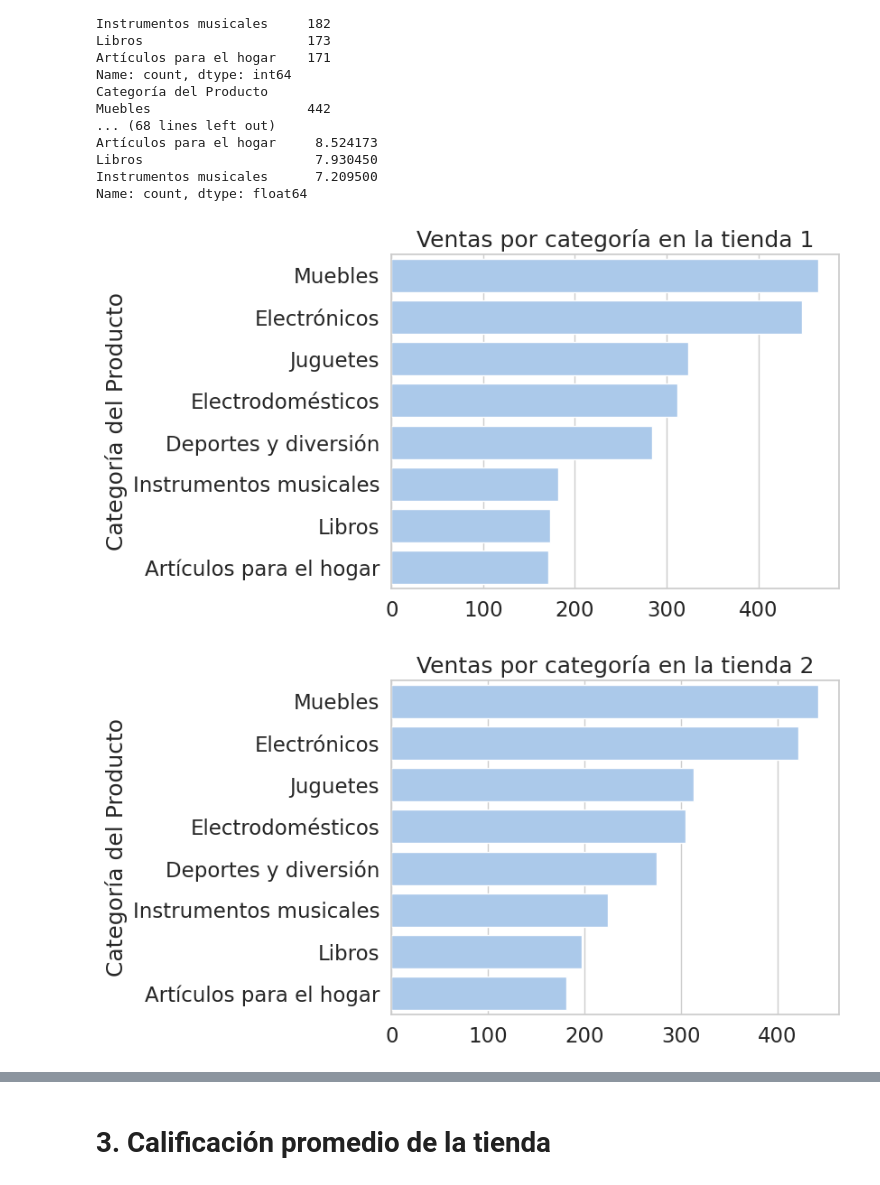
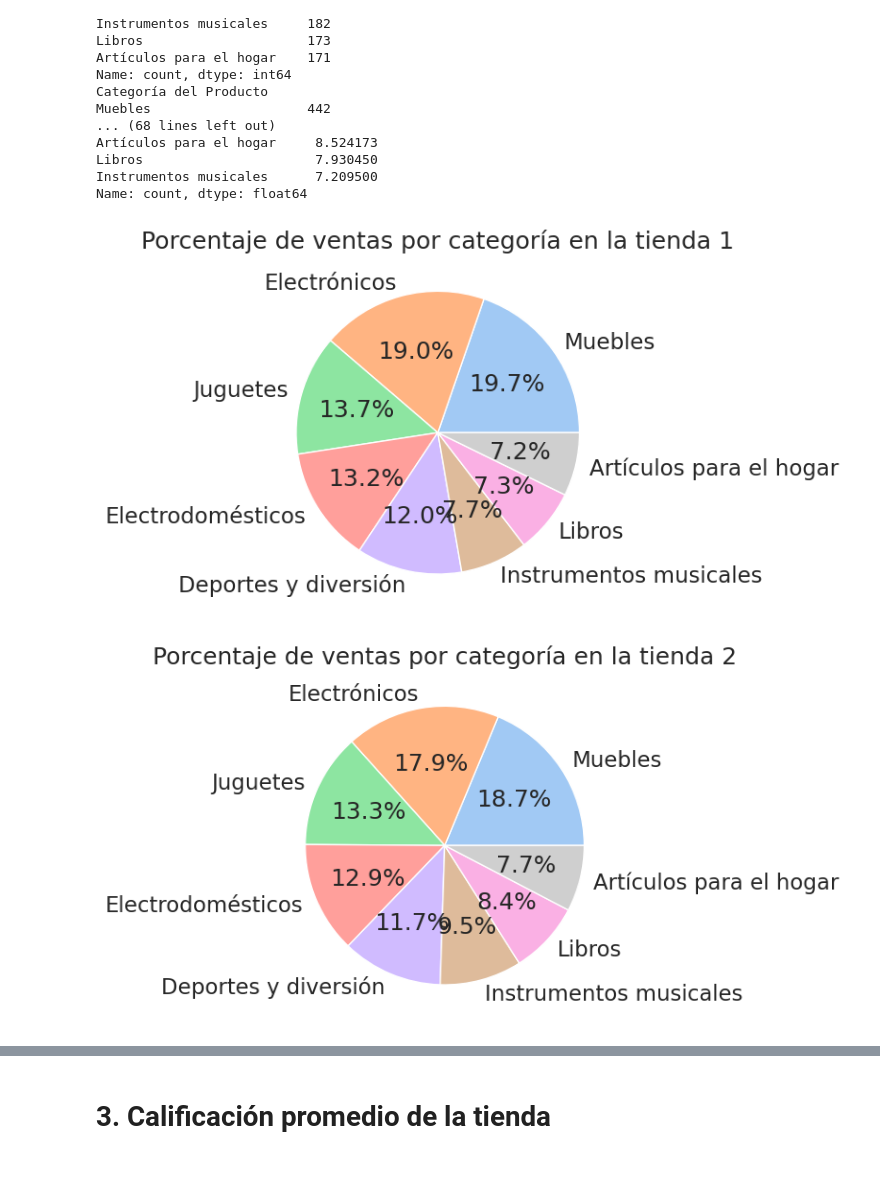
Before and after one commit to Karl-Sancho/challenge1-data-science-latam, a Jupyter notebook: AluraStoreLatam.ipynb, the cells around one changed output, grey strips where cells are left out. Cells and saved outputs as stored; diff of their text form; code cells hidden in the pictures.

```diff
--- a/AluraStoreLatam.ipynb
+++ b/AluraStoreLatam.ipynb
@@ -107,26 +107,22 @@ Name: count, dtype: float64
 # %%
 import seaborn as sns
 import matplotlib.pyplot as plt
 
-sns.set_theme(style="whitegrid")
-sns.set_context("notebook", font_scale=1.5, rc={"lines.linewidth": 2.5})
-sns.set_palette("pastel")
-
-sns.barplot(x = ventas_por_categoria_tienda1.values, y = ventas_por_categoria_tienda1.index)
-plt.title('Ventas por categoría en la tienda 1')
+plt.pie(Porcentaje_categoria_tienda1, labels=ventas_por_categoria_tienda1.index, autopct='%1.1f%%')
+plt.title('Porcentaje de ventas por categoría en la tienda 1')
 plt.show()
 
-sns.barplot(x = ventas_por_categoria_tienda2.values, y = ventas_por_categoria_tienda2.index)
-plt.title('Ventas por categoría en la tienda 2')
+plt.pie(Porcentaje_categoria_tienda2, labels=ventas_por_categoria_tienda2.index, autopct='%1.1f%%')
+plt.title('Porcentaje de ventas por categoría en la tienda 2')
 plt.show()
 
-sns.barplot(x = ventas_por_categoria_tienda3.values, y = ventas_por_categoria_tienda3.index)
-plt.title('Ventas por categoría en la tienda 3')
+plt.pie(Porcentaje_categoria_tienda3, labels=ventas_por_categoria_tienda3.index, autopct='%1.1f%%')
+plt.title('Porcentaje de ventas por categoría en la tienda 3')
 plt.show()
 
-sns.barplot(x = ventas_por_categoria_tienda4.values, y = ventas_por_categoria_tienda4.index)
-plt.title('Ventas por categoría en la tienda 4')
+plt.pie(Porcentaje_categoria_tienda4, labels=ventas_por_categoria_tienda4.index, autopct='%1.1f%%')
+plt.title('Porcentaje de ventas por categoría en la tienda 4')
 plt.show()
 # %% [output]
-[figure, old version]
+[figure, new version]
-[figure, old version]
+[figure, new version]
```
Also changed, not shown: parts of 3 cells of this notebook.
